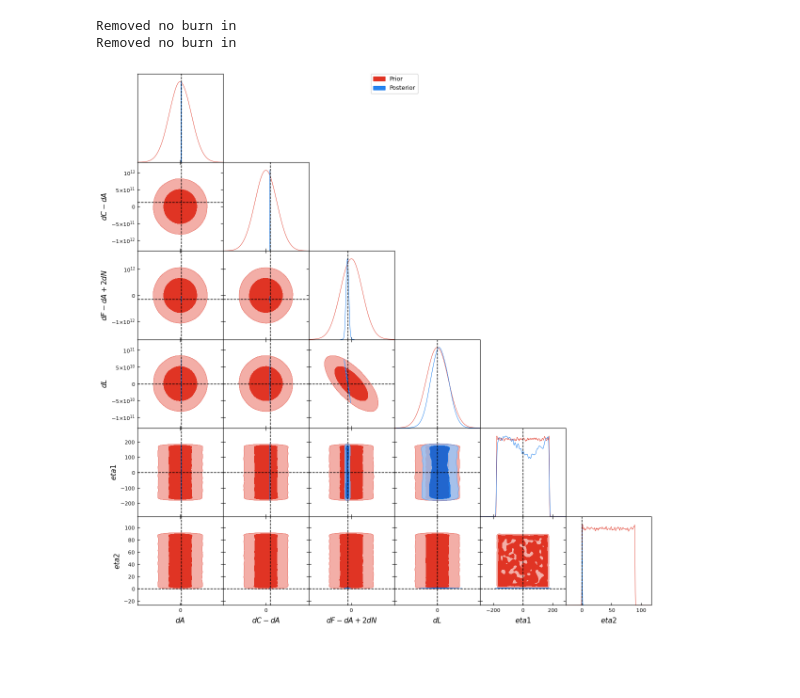
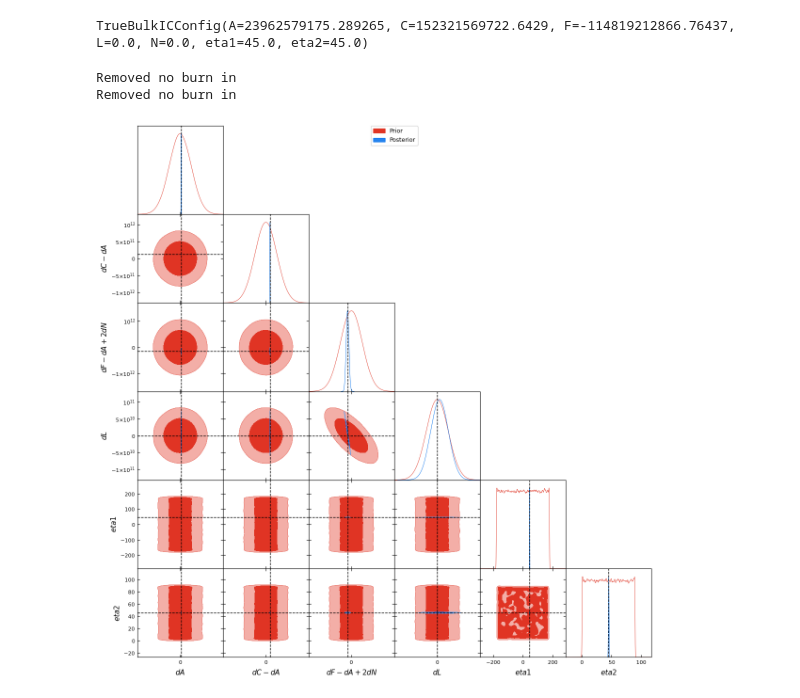
Before and after one commit to auggiemarignier/icanisddr, a Jupyter notebook: experiments/bulkic/notebooks/analyse_samples.ipynb, the cells around one changed output. Drawn from its saved outputs; the diff is of its cells as text; code cells hidden in the pictures; blank space fills up the shorter version.

Commit message:
notebooks: fix truth

```diff
--- a/experiments/bulkic/notebooks/analyse_samples.ipynb
+++ b/experiments/bulkic/notebooks/analyse_samples.ipynb
@@ -68,38 +68,57 @@ plt.show()
+# %%
+cfg.truth
+# %% [output]
+TrueBulkICConfig(A=23962579175.289265, C=152321569722.6429, F=-114819212866.76437, L=0.0, N=0.0, eta1=45.0, eta2=45.0)
 # %%
 if prior.n == 7:
     names = ["dA", "dC-dA", "dF-dA+2dN", "dL", "dN-dL", "eta1", "eta2"]
+    truth = [
+        cfg.truth.A,
+        cfg.truth.C - cfg.truth.A,
+        cfg.truth.F - cfg.truth.A + 2 * cfg.truth.N,
+        cfg.truth.L,
+        cfg.truth.N - cfg.truth.L,
+        cfg.truth.eta1,
+        cfg.truth.eta2,
+    ]
 elif prior.n == 6:
     names = ["dA", "dC-dA", "dF-dA+2dN", "dL", "eta1", "eta2"]
+    truth = [
+        cfg.truth.A,
+        cfg.truth.C - cfg.truth.A,
+        cfg.truth.F - cfg.truth.A + 2 * cfg.truth.N,
+        cfg.truth.L,
+        cfg.truth.eta1,
+        cfg.truth.eta2,
+    ]
 elif prior.n == 5:
+    truth = [
+        cfg.truth.A,
+        cfg.truth.C - cfg.truth.A,
+        cfg.truth.F - cfg.truth.A + 2 * cfg.truth.N,
+        cfg.truth.eta1,
+        cfg.truth.eta2,
+    ]
     names = ["dA", "dC-dA", "dF-dA+2dN", "eta2", "eta21"]
 else:
     raise ValueError(f"Unsupported number of parameters: {prior.n}")
 
 posterior_samples_gd = gd.MCSamples(
     samples=samples.reshape(-1, prior.n), names=names, labels=names
 )
 prior_samples_gd = gd.MCSamples(samples=prior_samples, names=names, labels=names)
-truth = [
-    cfg.truth.A,
-    cfg.truth.C - cfg.truth.A,
-    cfg.truth.F - cfg.truth.A + 2 * cfg.truth.N,
-    cfg.truth.L - cfg.truth.N,
-    cfg.truth.N,
-    cfg.truth.eta1,
-    cfg.truth.eta2,
-]
 g = gdplots.getSubplotPlotter()
 g.triangle_plot(
     [prior_samples_gd, posterior_samples_gd],
     legend_labels=["Prior", "Posterior"],
     filled=True,
     markers=truth,
     marker_args={"color": "k", "lw": 1},
 )
 # %% [output]
 Removed no burn in
 Removed no burn in
-[figure, old version]
+[figure, new version]
 # %%
 g.triangle_plot(
     [posterior_samples_gd],
```
Also changed, not shown: parts of 5 cells of this notebook.
